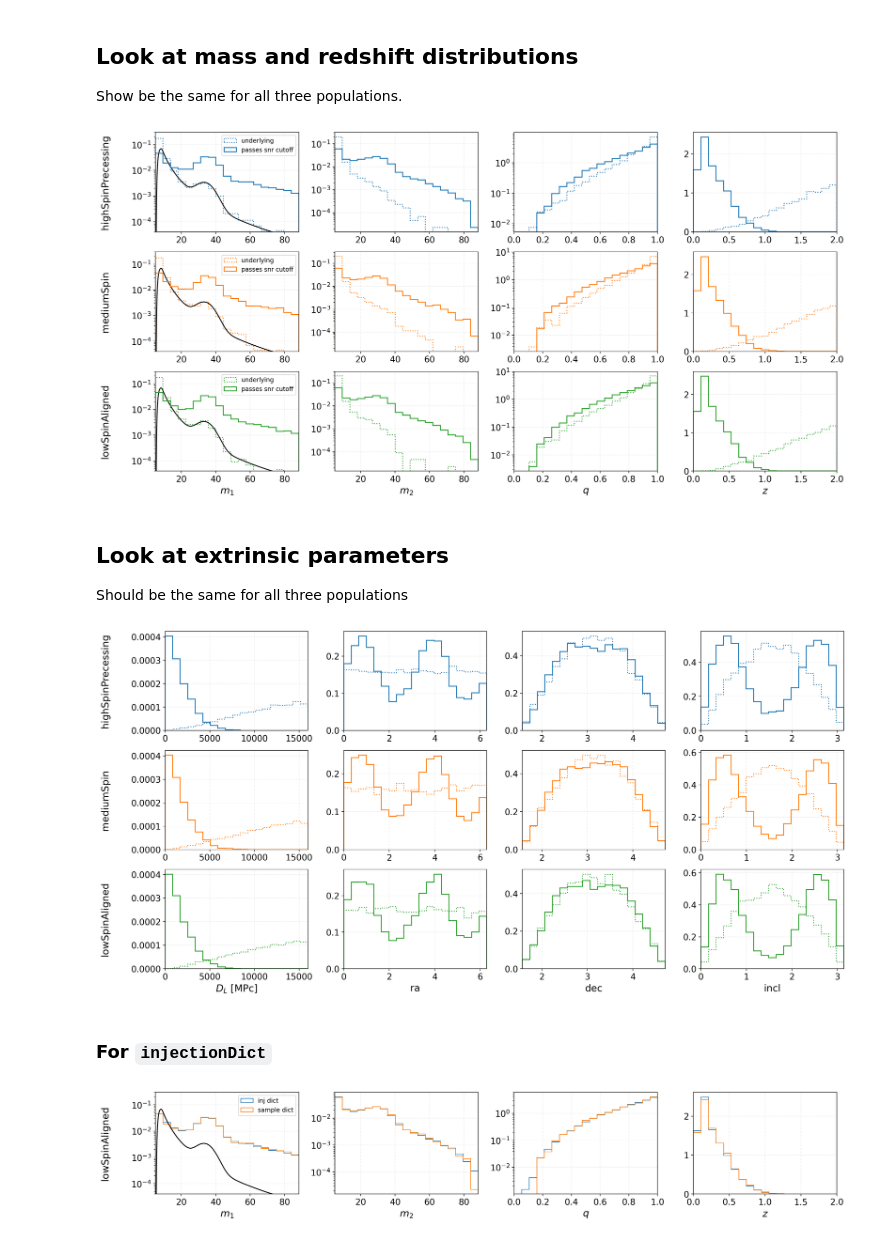
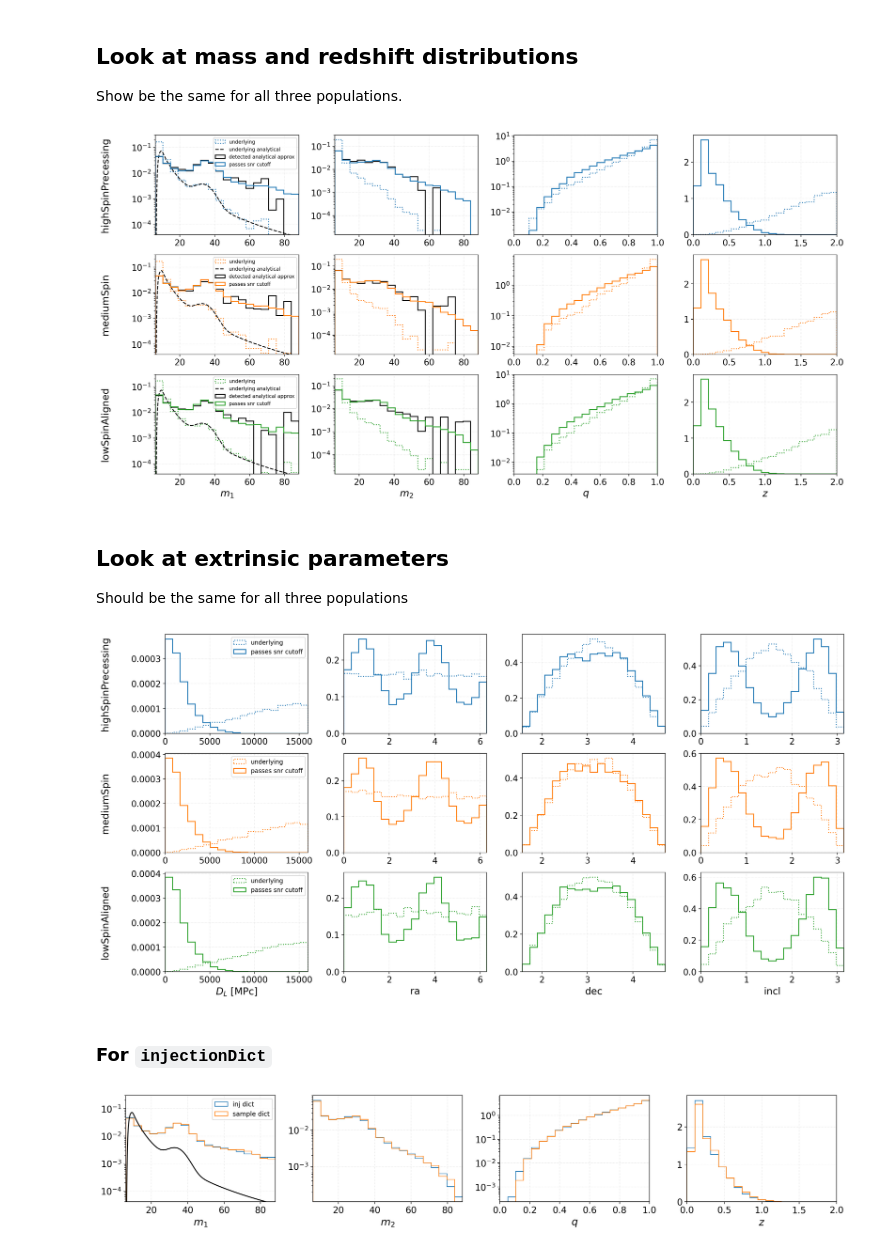
Before and after one commit to simonajmiller/measuring-bbh-component-spin, a Jupyter notebook: Data/InjectedPopulationParameters/view_populations.ipynb, the cells around one changed output. Cells and saved outputs as stored; diff of their text form; code cells hidden in the pictures.

```diff
--- a/Data/InjectedPopulationParameters/view_populations.ipynb
+++ b/Data/InjectedPopulationParameters/view_populations.ipynb
@@ -57,6 +73,11 @@ def calculate_phi12(s1x,s1y,s2x,s2y):
     phi2 = np.arctan(s2y/s2x)
     phi12 = phi2-phi1
     return phi12
+# %%
+# For selection effects (Will Farr 2020)
+will_selected = h5py.File('/home/simona.miller/Simonas-Thesis/selection-effects/design-selected.h5', 'r')
+will_chieff = np.asarray(will_selected['chi_effs'])
+kde_will_chieff = gaussian_kde(will_chieff)
 # %%
 fig, axes = plt.subplots(nrows=3, ncols=5, figsize=(25,10))
 
@@ -81,6 +102,11 @@ for i,pop_underlying in enumerate([pop1_underlying, pop2_underlying, pop3_underl
     axes[i][2].hist(chieff, **inj_kwargs, color=f'C{i}', bins=np.linspace(-0.6, 0.6, 20))
     axes[i][2].set_xlim(-0.6,0.6)
 
+    # chieff reweighting
+    chieff_weights = kde_will_chieff(chieff)
+    chieff_weights_normed = chieff_weights/np.sum(chieff_weights_normed)
+    axes[i][2].hist(chieff, density=True, histtype='step', color='k', bins=np.linspace(-0.6, 0.6, 20), weights=chieff_weights_normed, zorder=3, lw=1.5)
+
     # chi p
     chip = calculate_ChiP(chi1, chi2, np.sin(np.arccos(cost1)), np.sin(np.arccos(cost2)), pop_underlying.m2/pop_underlying.m1)
     axes[i][3].hist(chip, **inj_kwargs, color=f'C{i}', bins=np.linspace(0, 1, 20))
@@ -90,6 +116,8 @@ for i,pop_underlying in enumerate([pop1_underlying, pop2_underlying, pop3_underl
     phi12 = calculate_phi12(pop_underlying.s1x,pop_underlying.s1y,pop_underlying.s2x,pop_underlying.s2y)
     axes[i][4].hist(phi12, **inj_kwargs, color=f'C{i}', bins=np.linspace(-np.pi, np.pi, 20))
     axes[i][4].set_xlim(-np.pi, np.pi)
+
+
 
 for i,pop_detected in enumerate([pop1_detected,pop2_detected,pop3_detected]):
 
@@ -182,7 +207,7 @@ fig, axes = plt.subplots(nrows=3, ncols=4, figsize=(20,10))
 for i,pop_underlying in enumerate([pop1_underlying, pop2_underlying, pop3_underlying]):
     # primary mass
     axes[i][0].hist(pop_underlying.m1, **inj_kwargs, color=f'C{i}', bins=massbins)
-    axes[i][0].plot(massgrid, p_m1(massgrid), color='k')
+    axes[i][0].plot(massgrid, p_m1(massgrid), color='k', ls='--', label='underlying analytical')
     axes[i][0].set_yscale('log')
     axes[i][0].set_xlim(mMin,mMax)
     axes[i][0].set_ylim(4e-5, 3e-1)
@@ -198,6 +223,13 @@ for i,pop_underlying in enumerate([pop1_underlying, pop2_underlying, pop3_underl
     axes[i][3].hist(pop_underlying.z, **inj_kwargs, color=f'C{i}', bins=np.linspace(0,2,20))
     axes[i][3].set_xlim(0,2)
 
+    # Selection effects should go as approximately mchirp^(5/2)
+    mchirp_inj = np.power(pop_underlying.m1*pop_underlying.m2, 3./5)/np.power(pop_underlying.m1+pop_underlying.m2, 1./5)
+    mass_weights = np.power(mchirp_inj, 5/2)
+    mass_weights_normed = mass_weights/np.sum(mass_weights)
+    axes[i][0].hist(pop_underlying.m1, color='k', histtype='step', bins=massbins, density=True, lw=1.5, weights=mass_weights_normed, label='detected analytical approx')
+    axes[i][1].hist(pop_underlying.m2, color='k', histtype='step', bins=massbins, density=True, lw=1.5, weights=mass_weights_normed)
+
 for i,pop_detected in enumerate([pop1_detected,pop2_detected,pop3_detected]):
     # primary mass
     axes[i][0].hist(pop_detected.m1, **det_kwargs, color=f'C{i}', bins=massbins)
@@ -208,7 +240,7 @@ for i,pop_detected in enumerate([pop1_detected,pop2_detected,pop3_detected]):
     # redshift
     axes[i][3].hist(pop_detected.z, **det_kwargs, color=f'C{i}', bins=np.linspace(0,2,20))
 
-    axes[i][0].legend()
+    axes[i][0].legend(fontsize=8)
 
 axes[2][0].set_xlabel(r'$m_1$', fontsize=16)
 axes[2][1].set_xlabel(r'$m_2$', fontsize=16)
@@ -226,7 +258,7 @@ for ax in axes:
 plt.subplots_adjust(wspace=0.25)
 plt.show()
 # %% [output]
-[figure, old version]
+[figure, new version]
 # %% [markdown]
 ## Look at extrinsic parameters
 
@@ -260,6 +292,8 @@ for i,pop_detected in enumerate([pop1_detected,pop2_detected,pop3_detected]):
     # inclination
     axes[i][3].hist(pop_detected.inc, **det_kwargs, color=f'C{i}', bins=np.linspace(0, np.pi, 20))
 
+    axes[i][0].legend()
+
 axes[2][0].set_xlabel(r'$D_L$ [MPc]', fontsize=16)
 axes[2][1].set_xlabel(r'ra', fontsize=16)
 axes[2][2].set_xlabel(r'dec', fontsize=16)
@@ -276,7 +310,7 @@ for ax in axes:
 plt.subplots_adjust(wspace=0.25)
 plt.show()
 # %% [output]
-[figure, old version]
+[figure, new version]
 # %% [markdown]
 ### For `injectionDict`
 # %%
@@ -295,35 +329,31 @@ axes[0].set_ylim(4e-5, 3e-1)
 # secondary mass
 axes[1].hist(injectionDictPop.m2, bins=massbins, density=True, histtype='step')
 axes[1].hist(pop1_detected.m2, bins=massbins, density=True, histtype='step')
 axes[1].set_yscale('log')
 axes[1].set_xlim(mMin,mMax)
 
 # mass ratio
 axes[2].hist(injectionDictPop.m2/injectionDictPop.m1, bins=np.linspace(0,1,20), density=True, histtype='step')
 axes[2].hist(pop1_detected.m2/pop1_detected.m1, bins=np.linspace(0,1,20), density=True, histtype='step')
 axes[2].set_yscale('log')
 axes[2].set_xlim(0,1)
 
 # redshift
 axes[3].hist(injectionDictPop.z, bins=np.linspace(0,2,20), density=True, histtype='step')
 axes[3].hist(pop1_detected.z, bins=np.linspace(0,2,20), density=True, histtype='step')
 axes[3].set_xlim(0,2)
 
 axes[0].legend()
 
 axes[0].set_xlabel(r'$m_1$', fontsize=16)
 axes[1].set_xlabel(r'$m_2$', fontsize=16)
 axes[2].set_xlabel(r'$q$', fontsize=16)
 axes[3].set_xlabel(r'$z$', fontsize=16)
 
-axes[0].set_ylabel('highSpinPrecessing', fontsize=16, rotation=90, labelpad=35)
-axes[0].set_ylabel('mediumSpin', fontsize=16, rotation=90, labelpad=35)
-axes[0].set_ylabel('lowSpinAligned', fontsize=16, rotation=90, labelpad=35)
-
 for ax in axes:
     ax.grid(color='silver', ls=':', alpha=0.5)
 
 plt.subplots_adjust(wspace=0.25)
 plt.show()
 # %% [output]
-[figure, old version]
+[figure, new version]
```
Also changed, not shown: parts of 5 cells of this notebook, 6 other files.
